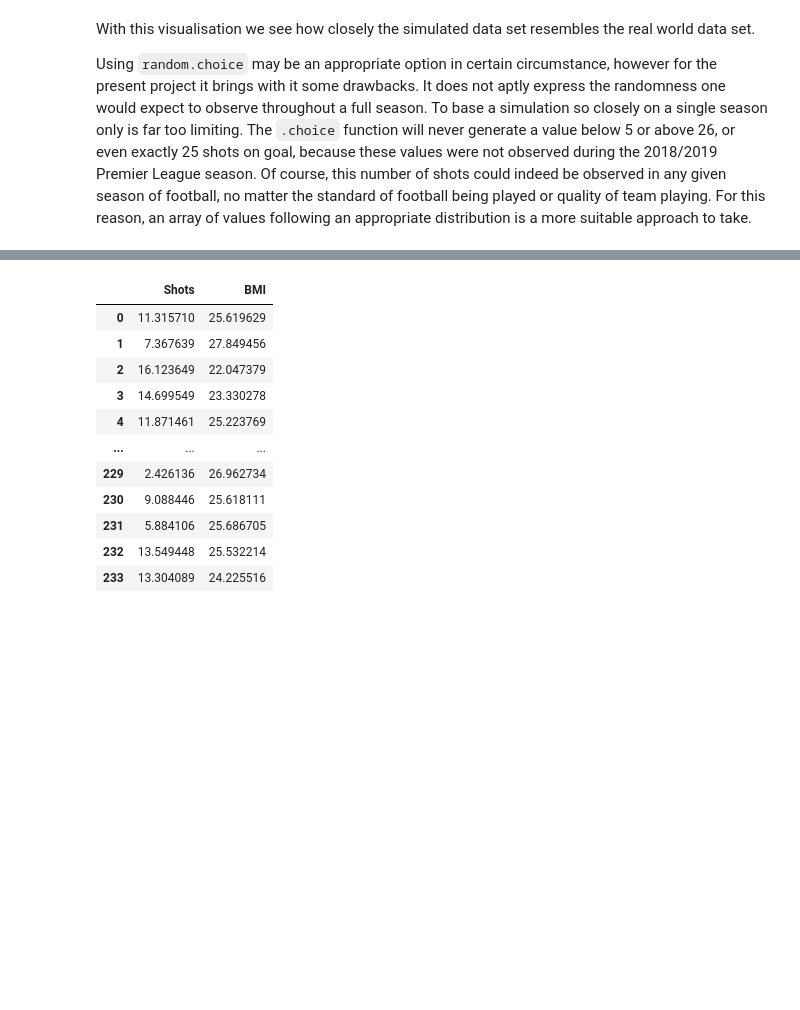
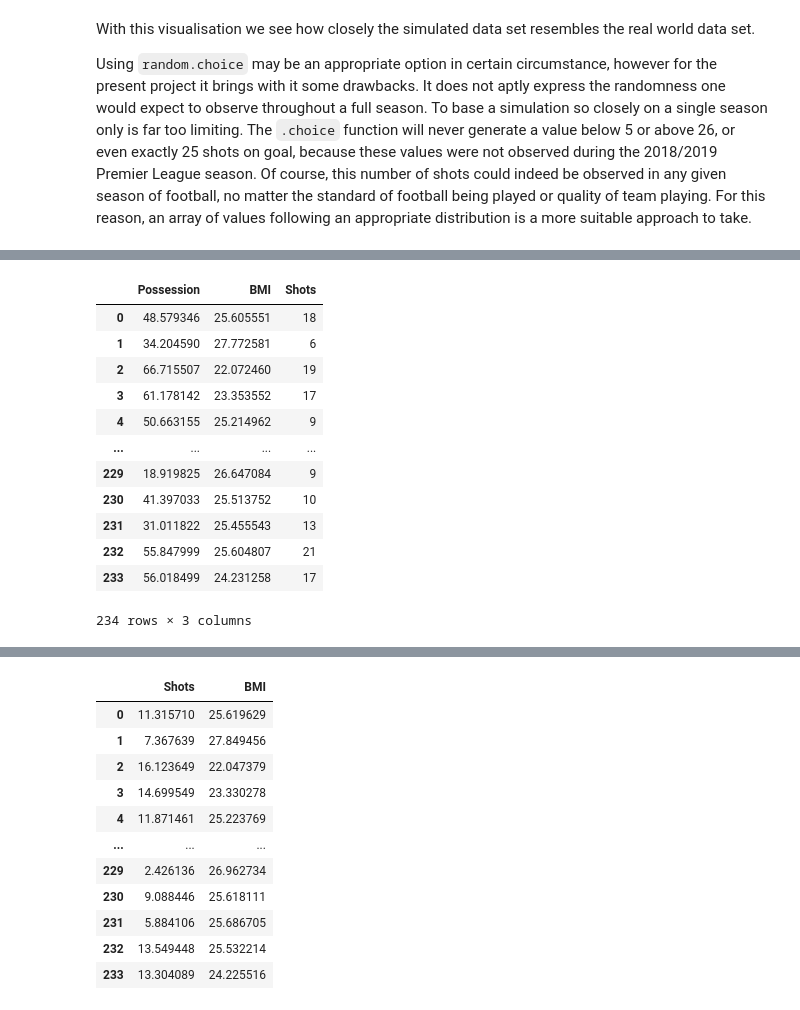
Before and after one commit to colm-o-caoimh/FootballSimulation, a Jupyter notebook: PDA_Project2020.ipynb, the cells around one changed output, grey strips where cells are left out. Saved outputs shown, nothing was run; the diff lists cells and outputs as text; code cells hidden in the pictures; blank space fills up the shorter version.

```diff
--- a/PDA_Project2020.ipynb
+++ b/PDA_Project2020.ipynb
@@ -934,0 +922,16 @@ array([[ 48.57934604,  25.60555145],
+# %%
+win_sim_df
+# %% [output]
+|  | Possession | BMI | Shots |
+| 0 | 48.579346 | 25.605551 | 18 |
+| 1 | 34.204590 | 27.772581 | 6 |
+| 2 | 66.715507 | 22.072460 | 19 |
+| 3 | 61.178142 | 23.353552 | 17 |
+| 4 | 50.663155 | 25.214962 | 9 |
+| ... | ... | ... | ... |
+| 229 | 18.919825 | 26.647084 | 9 |
+| 230 | 41.397033 | 25.513752 | 10 |
+| 231 | 31.011822 | 25.455543 | 13 |
+| 232 | 55.847999 | 25.604807 | 21 |
+| 233 | 56.018499 | 24.231258 | 17 |
+234 rows × 3 columns
```
Also changed, not shown: parts of 64 cells of this notebook.
